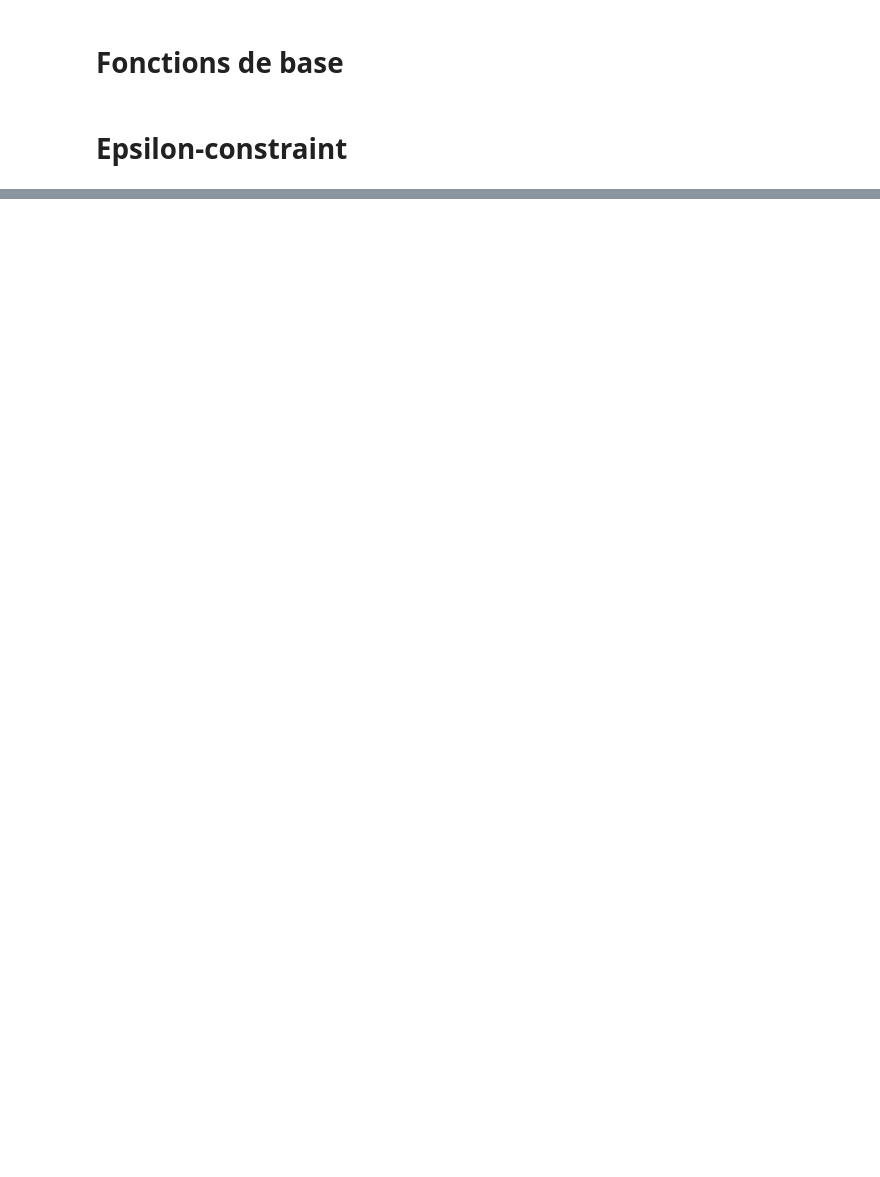
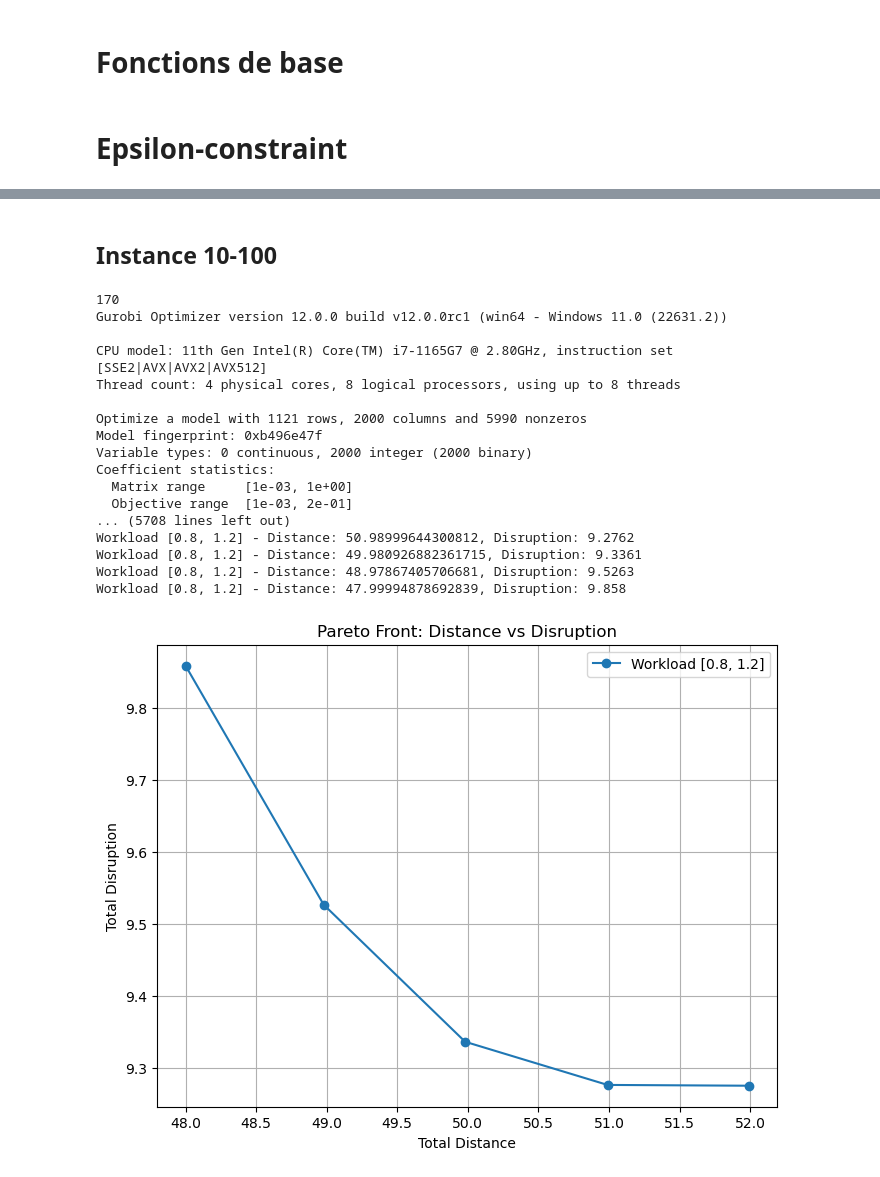
Before and after one commit to GabrielTrier/Project_SDP, a Jupyter notebook: main.ipynb, the cells around one changed output, grey strips where cells are left out. Drawn from its saved outputs; the diff is of its cells as text; code cells hidden in the pictures; blank space fills up the shorter version.

Commit message:
fix instance 10-100

```diff
--- a/main.ipynb
+++ b/main.ipynb
@@ -233,0 +234,71 @@ Workload [0.9, 1.1] - Distance: 162.81, Disruption: 2.0259
+# %% [markdown]
+## Instance 10-100
+# %%
+from scipy.spatial.distance import pdist, squareform
+
+# Charger les données
+data = pd.read_csv('./Pfitzer10-100.csv', sep=';', decimal=',')
+data.columns = [
+    "zone", "x", "y", "workload_index", "current_office",
+    "rp1", "rp2", "rp3", "rp4", "rp5", "rp6", "rp7", "rp8", "rp9", "rp10"
+]
+
+# Extraire les zones et représentants
+bricks = data["zone"].tolist()
+reps = list(range(1, 11))
+
+# Calcul des distances entre chaque zone et les bureaux actuels des représentants
+rep_positions = data[data["current_office"] == 1][["zone", "x", "y"]].set_index("zone")
+coords = data[["x", "y"]].values
+distances_matrix = squareform(pdist(coords))  # Matrice des distances
+
+# Recalcul des distances entre chaque zone et les représentants
+distances = {
+    zone: [distances_matrix[zone - 1, rep - 1] for rep in reps]
+    for zone in bricks
+}
+
+# Dictionnaire des index de charge de travail
+index_values = dict(zip(data["zone"], data["workload_index"]))
+
+# Assignation initiale des zones aux représentants
+initial_assignment_new_instance = {
+    zone: data.loc[data['zone'] == zone, 'current_office'].values[0] for zone in bricks
+}
+
+# Calculer les solutions Pareto
+for workload in workload_bounds:
+    # initialiser la distance maximale totale
+    max_distance = 170
+    print(max_distance)
+    pareto_solutions = epsilon_constraint_scheme(initial_assignment_new_instance, max_distance, workload, bricks, reps, distances, index_values)
+
+    # Filtrer les solutions non dominées
+    non_dominated_solutions = filter_non_dominated_solutions(pareto_solutions)
+
+    # Afficher l'ensemble des solutions non dominées
+    print("\nSet of Non-Dominated Solutions:")
+    for L, U, distance, disruption in non_dominated_solutions:
+        print(f"Workload [{L}, {U}] - Distance: {distance}, Disruption: {disruption}")
+
+    # Tracer le front de Pareto
+    plot_pareto_solutions(non_dominated_solutions)
+# %% [output]
+170
+Gurobi Optimizer version 12.0.0 build v12.0.0rc1 (win64 - Windows 11.0 (22631.2))
+
+CPU model: 11th Gen Intel(R) Core(TM) i7-1165G7 @ 2.80GHz, instruction set [SSE2|AVX|AVX2|AVX512]
+Thread count: 4 physical cores, 8 logical processors, using up to 8 threads
+
+Optimize a model with 1121 rows, 2000 columns and 5990 nonzeros
+Model fingerprint: 0xb496e47f
+Variable types: 0 continuous, 2000 integer (2000 binary)
+Coefficient statistics:
+  Matrix range     [1e-03, 1e+00]
+  Objective range  [1e-03, 2e-01]
+... (5708 lines left out)
+Workload [0.8, 1.2] - Distance: 50.98999644300812, Disruption: 9.2762
+Workload [0.8, 1.2] - Distance: 49.980926882361715, Disruption: 9.3361
+Workload [0.8, 1.2] - Distance: 48.97867405706681, Disruption: 9.5263
+Workload [0.8, 1.2] - Distance: 47.99994878692839, Disruption: 9.858
+[figure, added]
```
Also changed, not shown: parts of 3 cells of this notebook.
